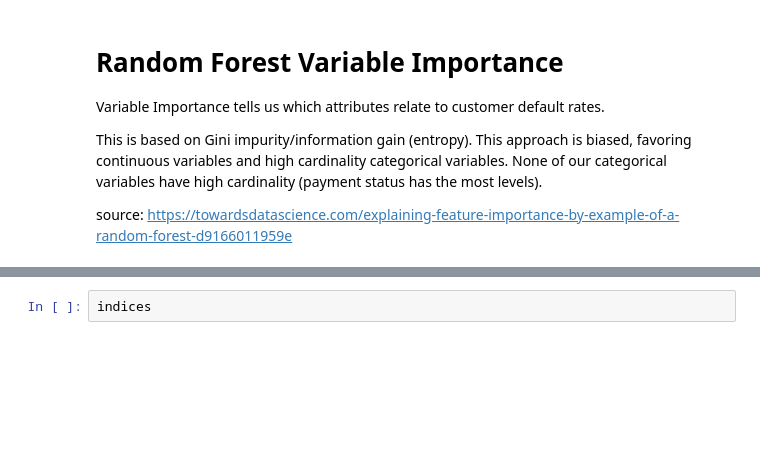
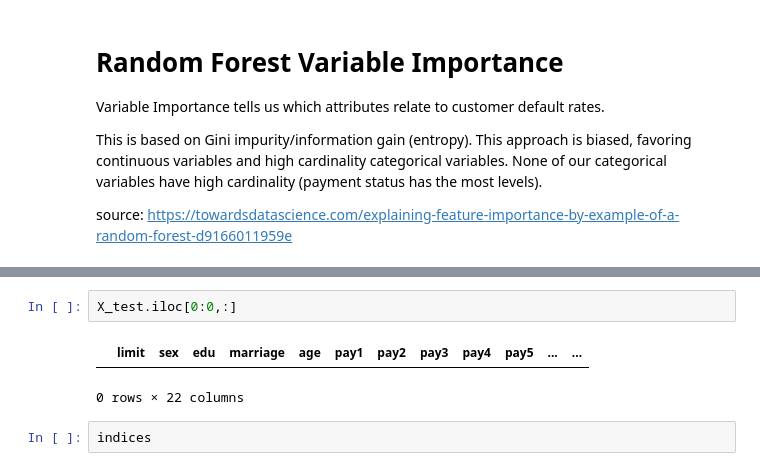
Before and after one commit to T-Daw/LoanDefaultPredictions, a Jupyter notebook: CreditOneClassification.ipynb, the cells around one changed output, grey strips where cells are left out. Cells and saved outputs as stored; diff of their text form; blank space fills up the shorter version.

```diff
--- a/CreditOneClassification.ipynb
+++ b/CreditOneClassification.ipynb
@@ -1755,4 +1770,9 @@ Index(['limit', 'sex', 'edu', 'marriage', 'age', 'pay1', 'pay2', 'pay3',
       dtype='object')
+# %%
+X_test.iloc[0:0,:]
+# %% [output]
+|  | limit | sex | edu | marriage | age | pay1 | pay2 | pay3 | pay4 | pay5 | ... | ... |
+0 rows × 22 columns
 # %%
 indices
 # %% [output]
```
Also changed, not shown: parts of 39 cells of this notebook, 2 other files.
